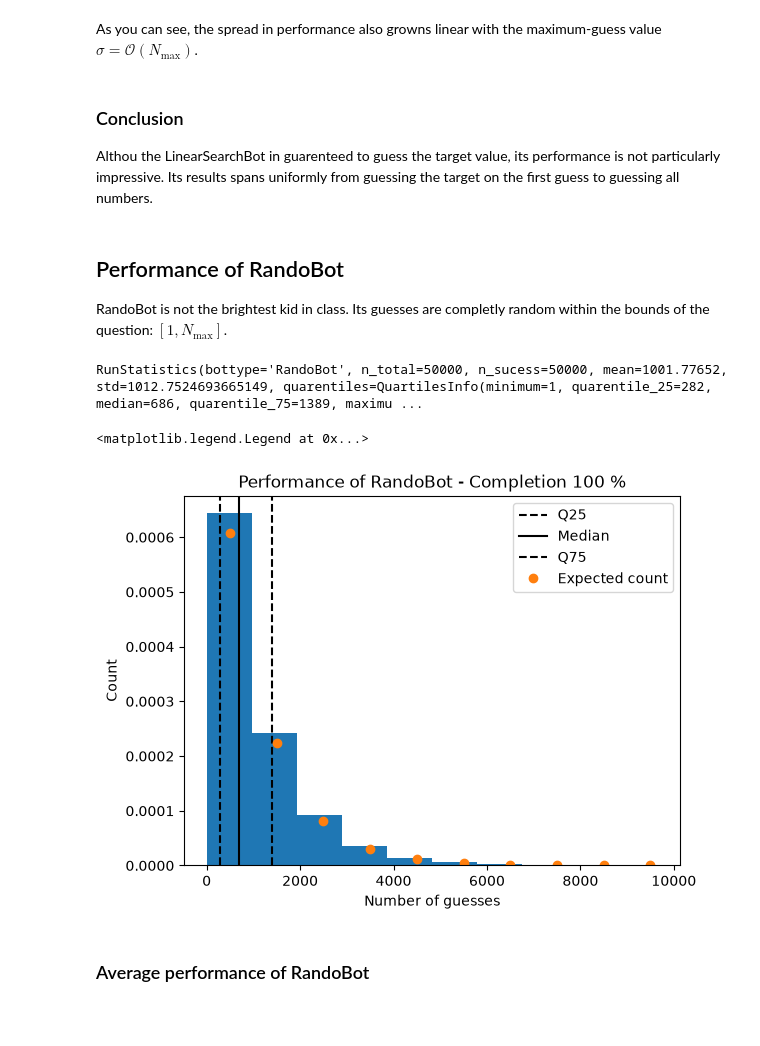
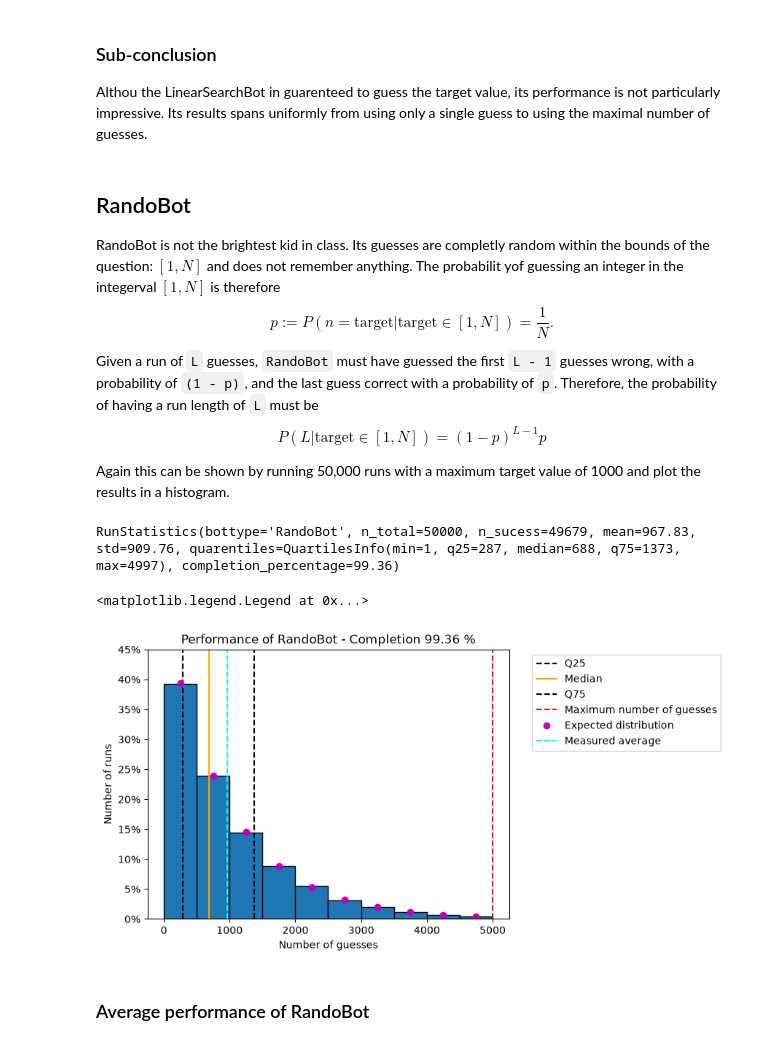
Before and after one commit to EmilCoding/NumberGame, a Jupyter notebook: PerformanceAnalysis.ipynb, the cells around one changed output. Drawn from its saved outputs; the diff is of its cells as text; code cells hidden in the pictures; blank space fills up the shorter version.

```diff
--- a/PerformanceAnalysis.ipynb
+++ b/PerformanceAnalysis.ipynb
@@ -14,15 +35,12 @@ import matplotlib.pyplot as plt
 
 from numbergame.game import Game
 from numbergame.bots import LinearSearchBot
-from numbergame.statistics import RunStatistics
+from numbergame.statistics import run_experiment
 
 
 N_MAX = 1_000
 N_RUNS = 50_000
 
-bot = LinearSearchBot()
-game = Game(bot, max_target=N_MAX)
-
-statistics_single_run = RunStatistics(LinearSearchBot, [game.run() for _ in range(N_RUNS)])
+statistics_single_run = run_experiment(LinearSearchBot, N_MAX, N_RUNS)
 statistics_single_run
 # %% [output]
@@ -30,6 +48,12 @@ RunStatistics(bottype='LinearSearchBot', n_total=50000, n_sucess=50000, mean=501
 # %%
-fig, ax = statistics_single_run.plot(density=True)
-ax.set_xlabel('Frequency')
-ax.legend()
+BINS = 10
+
+fig, ax, _ = statistics_single_run.plot(bins=BINS, edgecolor='black')
+ax.axhline(N_RUNS / BINS, linestyle='-', color='magenta', label='Expected distribution')
+ax.set_xlabel('Number of guesses')
+ax.set_ylabel('Number of runs')
+ax.set_yticks(ax.get_yticks())
+ax.set_yticklabels([f"{100 * x / N_RUNS:.0f}%"  for x in ax.get_yticks()])
+ax.legend(loc='upper left', bbox_to_anchor=(1.05, 1))
 # %% [output]
 <matplotlib.legend.Legend at 0x...>
@@ -153,13 +144,21 @@ ax.legend()
-# %% [markdown]
-As you can see, the spread in performance also growns linear with the maximum-guess value $\sigma = \mathcal{O}(N_\text{max})$.
 # %% [markdown]
-### Conclusion
+### Sub-conclusion
 
-Althou the LinearSearchBot in guarenteed to guess the target value, its performance is not particularly impressive. Its results spans uniformly from guessing the target on the first guess to guessing all numbers.
+Althou the LinearSearchBot in guarenteed to guess the target value, its performance is not particularly impressive. Its results spans uniformly from using only a single guess to using the maximal number of guesses.
 # %% [markdown]
-## Performance of RandoBot
+## RandoBot
 
-RandoBot is not the brightest kid in class. Its guesses are completly random within the bounds of the question: $[1, N_\text{max}]$.
+RandoBot is not the brightest kid in class. Its guesses are completly random within the bounds of the question: $[1, N]$ and does not remember anything. The probabilit yof guessing an integer in the integerval $[1, N]$ is therefore
+$$
+    p := P(n = \text{target} | \text{target} \in [1, N]) = \frac{1}{N}.
+$$
+
+Given a run of `L` guesses, `RandoBot` must have guessed the first `L - 1` guesses wrong, with a probability of `(1 - p)`, and the last guess correct with a probability of `p`. Therefore, the probability of having a run length of `L` must be
+$$
+    P(L | \text{target} \in [1, N]) = (1 - p)^{L - 1} p
+$$
+
+Again this can be shown by running 50,000 runs with a maximum target value of 1000 and plot the results in a histogram.
 # %%
 """Running experiment with RandoBot"""
 import matplotlib.pyplot as plt
@@ -171,25 +170,37 @@ from numbergame.statistics import RunStatistics
 
 N_MAX = 1_000
 N_RUNS = 50_000
+MAX_QUESTIONS = 5_000
 
 bot = RandoBot()
-game = Game(bot, max_target=N_MAX, max_questions=10_000)
+game = Game(bot, max_target=N_MAX, max_questions=MAX_QUESTIONS)
 
 statistics_single_run = RunStatistics(RandoBot, [game.run() for _ in range(N_RUNS)])
 statistics_single_run
 # %% [output]
-RunStatistics(bottype='RandoBot', n_total=50000, n_sucess=50000, mean=1001.77652, std=1012.7524693665149, quarentiles=QuartilesInfo(minimum=1, quarentile_25=282, median=686, quarentile_75=1389, maximu ...
+RunStatistics(bottype='RandoBot', n_total=50000, n_sucess=49679, mean=967.83, std=909.76, quarentiles=QuartilesInfo(min=1, q25=287, median=688, q75=1373, max=4997), completion_percentage=99.36)
 # %%
-import numpy as np
+BINS = 10
 
-f = 1 / N_MAX
-fig, ax = statistics_single_run.plot(density=True)
-x = np.arange(500, 10_000, step=1_000)
-ax.plot(x, (1 - f)**(x - 1)*f, 'o', label='Expected count')
-ax.legend()
+p = 1 / N_MAX
+
+fig, ax, (count, bins) = statistics_single_run.plot(bins=BINS, edgecolor='black')
+
+bin_center = 0.5 * (bins[1:] + bins[:-1])
+expected_count = N_RUNS * ((1 - p)**(bins[:-1] - 1) - (1 - p)**bins[1:])
+
+ax.axvline(MAX_QUESTIONS, linestyle='--', color='red', label='Maximum number of guesses')
+ax.plot(bin_center, expected_count, 'om', label='Expected distribution')
+ax.axvline(statistics_single_run.mean, linestyle='--', color='cyan', label='Measured average')
+
+ax.set_xlabel('Number of guesses')
+ax.set_ylabel('Number of runs')
+ax.set_yticks(ax.get_yticks())
+ax.set_yticklabels([f"{100 * x / N_RUNS:.0f}%"  for x in ax.get_yticks()])
+ax.legend(loc='upper left', bbox_to_anchor=(1.05, 1))
 # %% [output]
 <matplotlib.legend.Legend at 0x...>
-[figure, old version]
+[figure, new version]
 # %% [markdown]
 ### Average performance of RandoBot
 # %% [markdown]
```
Also changed, not shown: parts of 29 cells of this notebook, 6 other files.
